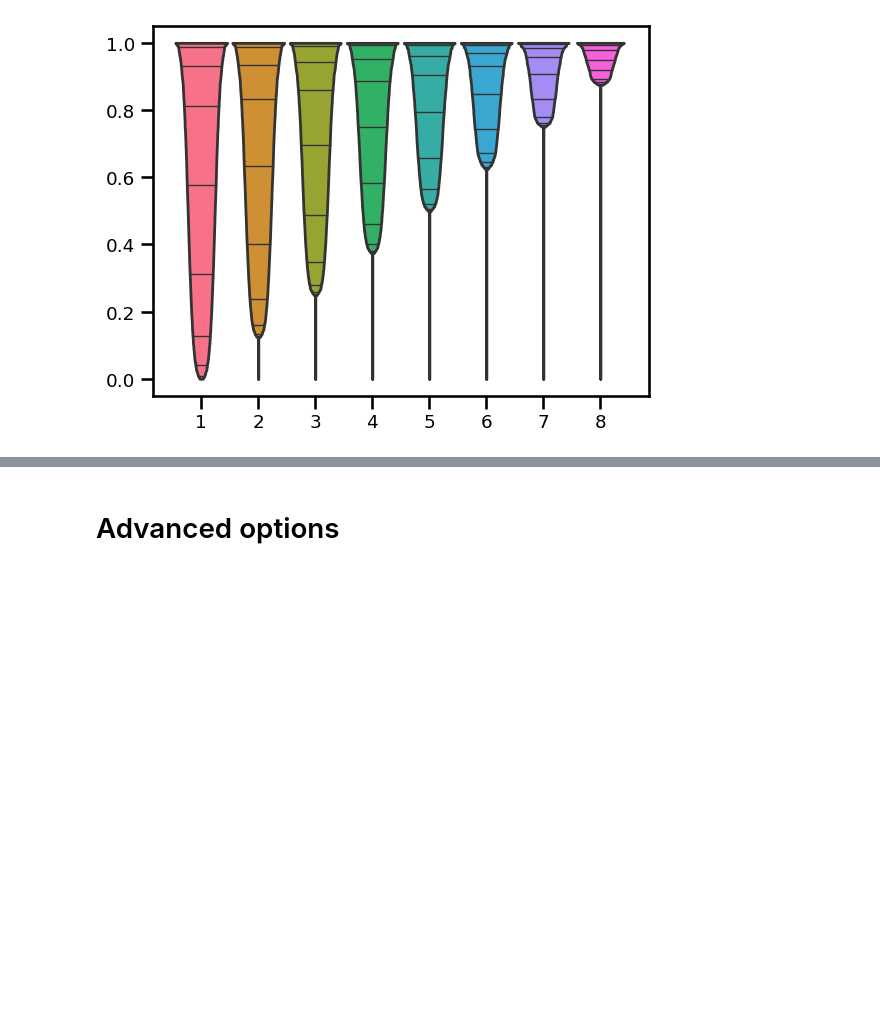
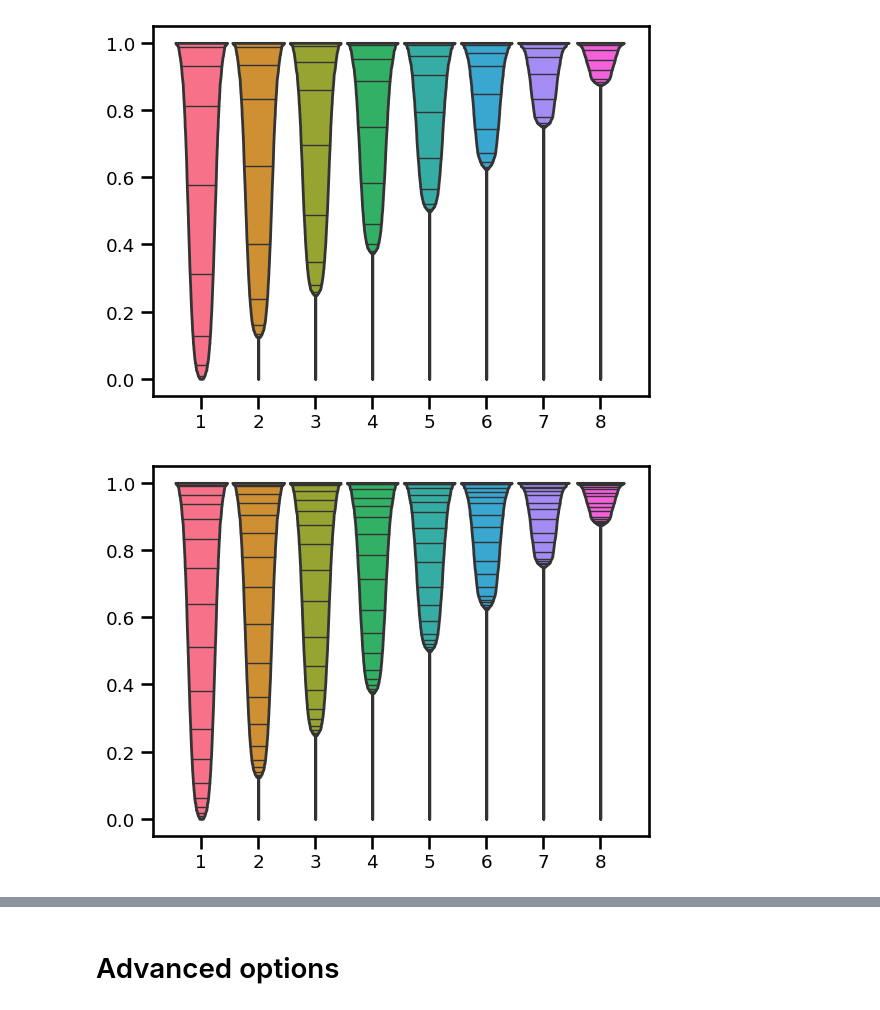
Before and after one commit to okumakito/clarinet_plot, a Jupyter notebook: clarinet_plot.ipynb, the cells around one changed output, grey strips where cells are left out. Cells and saved outputs as stored; diff of their text form; code cells hidden in the pictures; blank space fills up the shorter version.

```diff
--- a/clarinet_plot.ipynb
+++ b/clarinet_plot.ipynb
@@ -115,4 +115,9 @@ cla.clarinet_plot(df, heatmap=True, cmap='viridis')
 cla.clarinet_plot(df, stripe=True)
 # %% [output]
 [figure]
+# %%
+# Change stripe number (default is 10)
+cla.clarinet_plot(df, stripe=True, n_stripe=20)
+# %% [output]
+[figure, added]
 # %%
```
Also changed, not shown: parts of 8 cells of this notebook.
